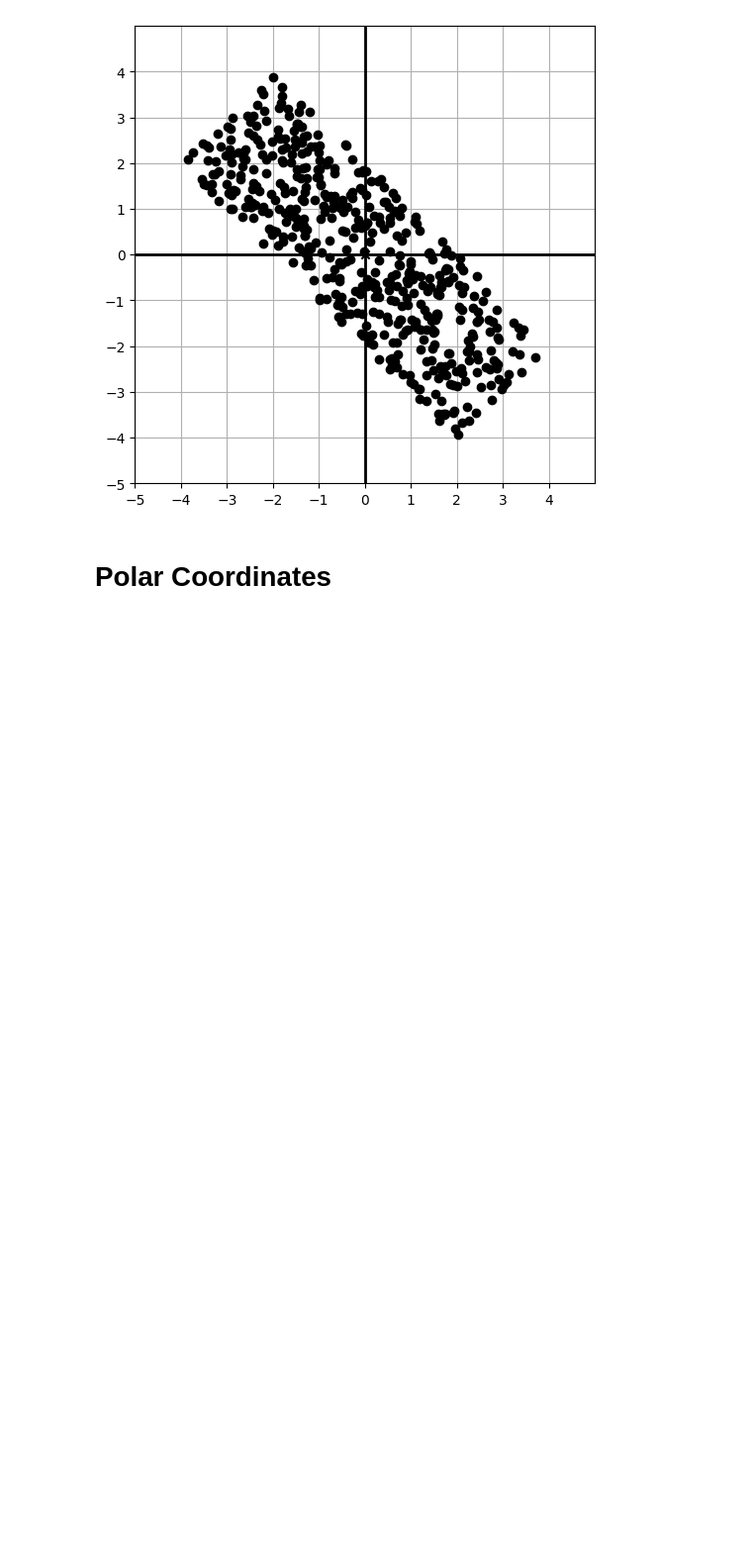
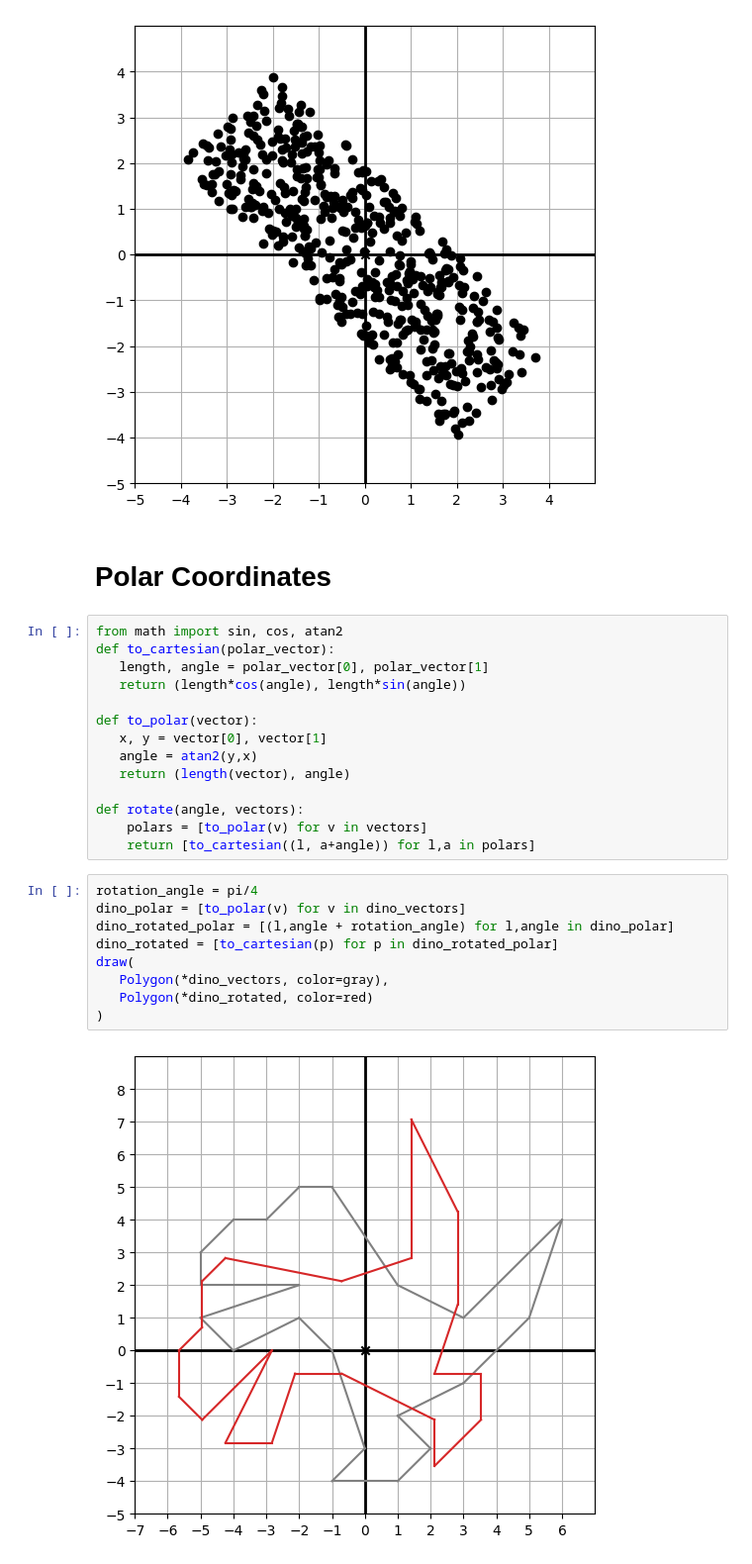
Before and after one commit to vinayakkarigar/hands-on-ML, a Jupyter notebook: fundamentals/1.1-vectors-and-graphics.ipynb, the cells around one changed output. Shown at 99% size. Saved outputs shown, nothing was run; the diff lists cells and outputs as text; blank space fills up the shorter version.

Commit message:
2D Vectors

```diff
--- a/fundamentals/1.1-vectors-and-graphics.ipynb
+++ b/fundamentals/1.1-vectors-and-graphics.ipynb
@@ -145,3 +147,28 @@ draw(
 [figure]
 # %% [markdown]
 # Polar Coordinates
+# %%
+from math import sin, cos, atan2
+def to_cartesian(polar_vector):
+   length, angle = polar_vector[0], polar_vector[1]
+   return (length*cos(angle), length*sin(angle))
+
+def to_polar(vector):
+   x, y = vector[0], vector[1]
+   angle = atan2(y,x)
+   return (length(vector), angle)
+
+def rotate(angle, vectors):
+    polars = [to_polar(v) for v in vectors]
+    return [to_cartesian((l, a+angle)) for l,a in polars]
+# %%
+rotation_angle = pi/4
+dino_polar = [to_polar(v) for v in dino_vectors]
+dino_rotated_polar = [(l,angle + rotation_angle) for l,angle in dino_polar]
+dino_rotated = [to_cartesian(p) for p in dino_rotated_polar]
+draw(
+   Polygon(*dino_vectors, color=gray),
+   Polygon(*dino_rotated, color=red)
+)
+# %% [output]
+[figure, added]
```
Also changed, not shown: parts of 2 cells of this notebook.
